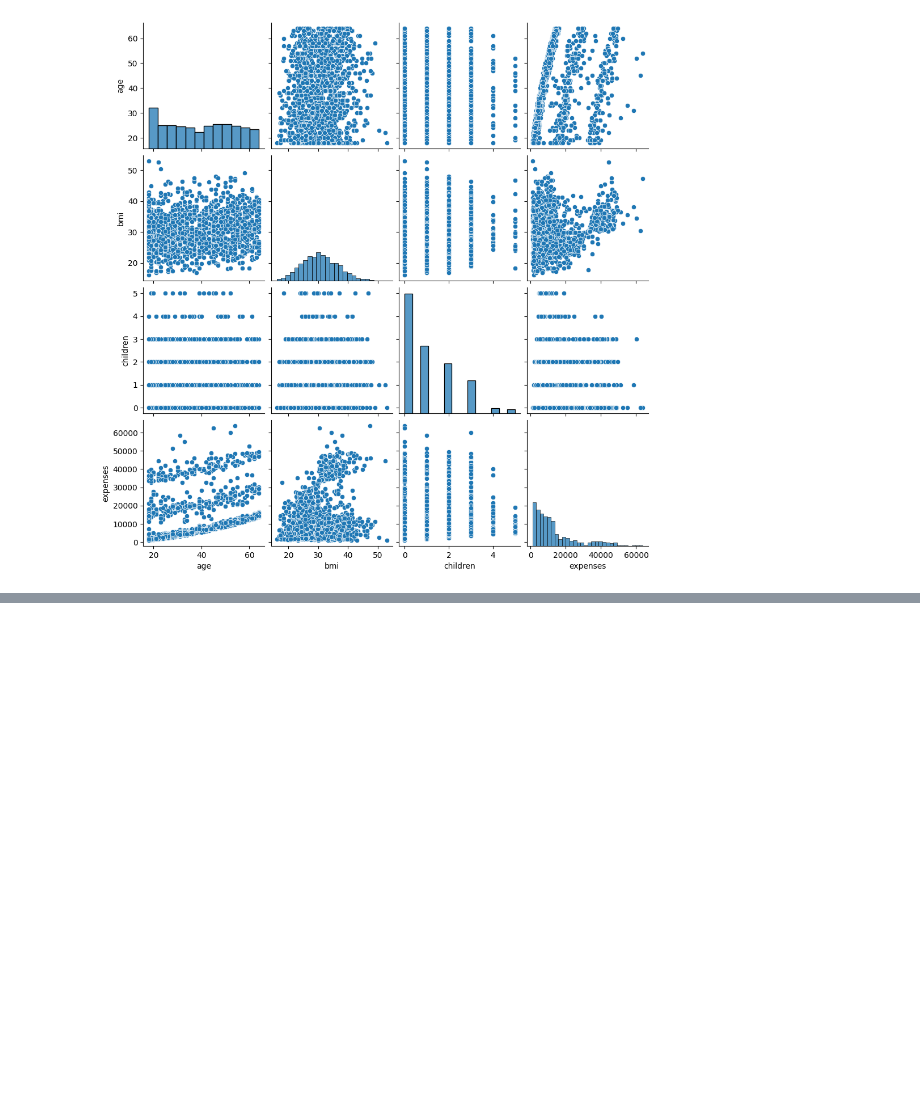
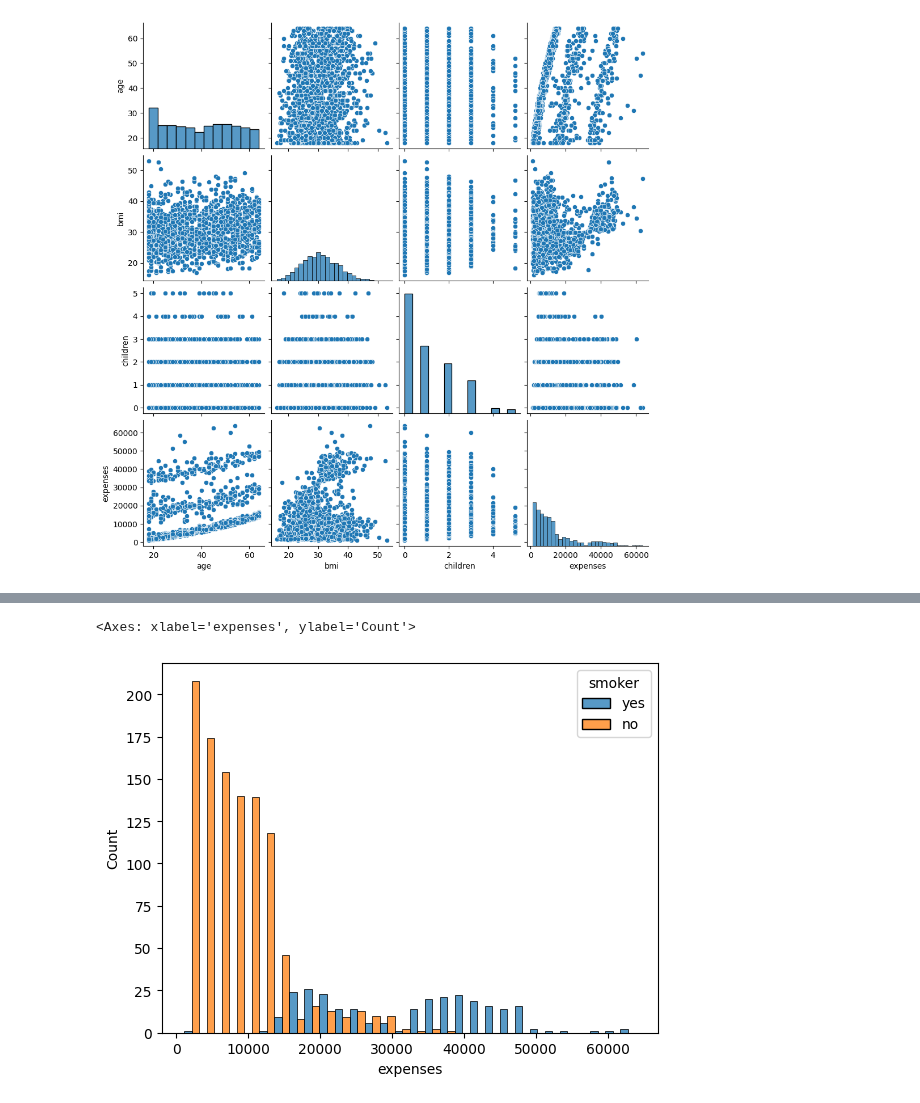
Before and after one commit to TanushreeWandkar/SupervisedLearning, a Jupyter notebook: LinearRegression/Linear Regression.ipynb, the cells around one changed output, grey strips where cells are left out. Drawn from its saved outputs; the diff is of its cells as text; code cells hidden in the pictures; blank space fills up the shorter version.

```diff
--- a/LinearRegression/Linear Regression.ipynb
+++ b/LinearRegression/Linear Regression.ipynb
@@ -128,0 +164,5 @@ sns.pairplot(data)
+# %%
+sns.histplot(data=data, hue=data.smoker, x=data.expenses,multiple="dodge")
+# %% [output]
+<Axes: xlabel='expenses', ylabel='Count'>
+[figure, added]
```
Also changed, not shown: parts of 17 cells of this notebook.
